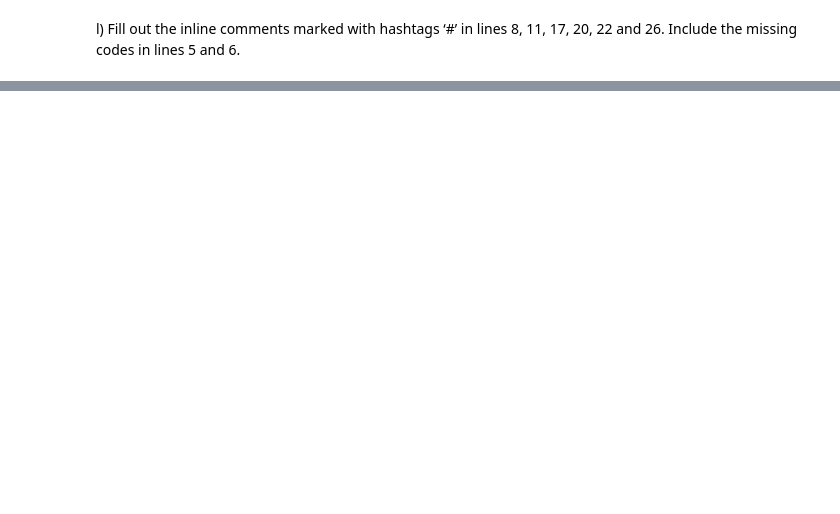
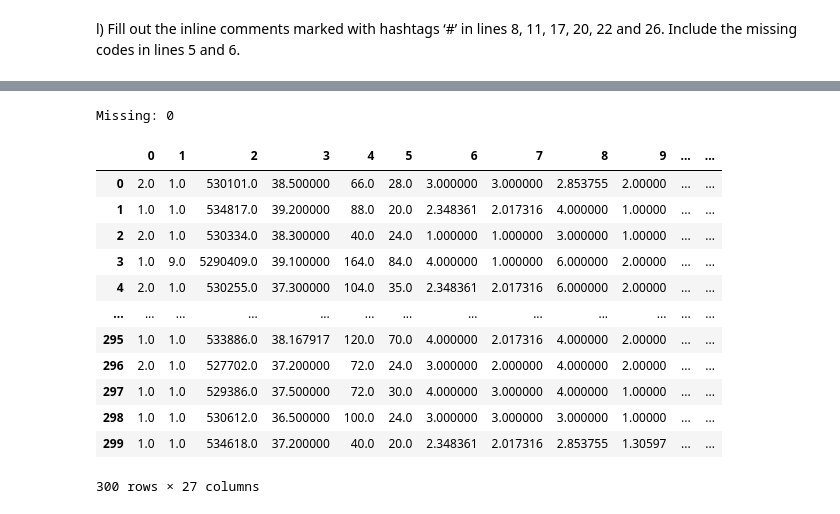
Before and after one commit to Aishuroxx28/HIA302_IndProject, a Jupyter notebook: HIA 302 IndProject (Aishu).ipynb, the cells around one changed output, grey strips where cells are left out. Saved outputs shown, nothing was run; the diff lists cells and outputs as text; code cells hidden in the pictures; blank space fills up the shorter version.

```diff
--- a/HIA 302 IndProject (Aishu).ipynb
+++ b/HIA 302 IndProject (Aishu).ipynb
@@ -421,0 +281,6 @@ NameError: name 'Xtrans' is not defined
+# %%
+#Get the values in the dataframe as an array.
+#df_title.values is an attribute that returns a NumPy array that represent the values in the dataframe.
+#it is showing row by row data from the df_title dataframe
+data = df_title.values
+data
@@ -421,0 +411,24 @@ NameError: name 'Xtrans' is not defined
+# %%
+#Counts the number of missing values in Xtrans of the dataframe.
+print('Missing: %d' % sum(isnan(Xtrans).flatten()))
+# %% [output]
+Missing: 0
+# %%
+#additional code for my understanding.
+#Show the null values replaced with mean value according to column respectively.
+Xtrans_data = pd.DataFrame(Xtrans)
+Xtrans_data
+# %% [output]
+|  | 0 | 1 | 2 | 3 | 4 | 5 | 6 | 7 | 8 | 9 | ... | ... |
+| 0 | 2.0 | 1.0 | 530101.0 | 38.500000 | 66.0 | 28.0 | 3.000000 | 3.000000 | 2.853755 | 2.00000 | ... | ... |
+| 1 | 1.0 | 1.0 | 534817.0 | 39.200000 | 88.0 | 20.0 | 2.348361 | 2.017316 | 4.000000 | 1.00000 | ... | ... |
+| 2 | 2.0 | 1.0 | 530334.0 | 38.300000 | 40.0 | 24.0 | 1.000000 | 1.000000 | 3.000000 | 1.00000 | ... | ... |
+| 3 | 1.0 | 9.0 | 5290409.0 | 39.100000 | 164.0 | 84.0 | 4.000000 | 1.000000 | 6.000000 | 2.00000 | ... | ... |
+| 4 | 2.0 | 1.0 | 530255.0 | 37.300000 | 104.0 | 35.0 | 2.348361 | 2.017316 | 6.000000 | 2.00000 | ... | ... |
+| ... | ... | ... | ... | ... | ... | ... | ... | ... | ... | ... | ... | ... |
+| 295 | 1.0 | 1.0 | 533886.0 | 38.167917 | 120.0 | 70.0 | 4.000000 | 2.017316 | 4.000000 | 2.00000 | ... | ... |
+| 296 | 2.0 | 1.0 | 527702.0 | 37.200000 | 72.0 | 24.0 | 3.000000 | 2.000000 | 4.000000 | 2.00000 | ... | ... |
+| 297 | 1.0 | 1.0 | 529386.0 | 37.500000 | 72.0 | 30.0 | 4.000000 | 3.000000 | 4.000000 | 1.00000 | ... | ... |
+| 298 | 1.0 | 1.0 | 530612.0 | 36.500000 | 100.0 | 24.0 | 3.000000 | 3.000000 | 3.000000 | 1.00000 | ... | ... |
+| 299 | 1.0 | 1.0 | 534618.0 | 37.200000 | 40.0 | 20.0 | 2.348361 | 2.017316 | 2.853755 | 1.30597 | ... | ... |
+300 rows × 27 columns
```
Also changed, not shown: parts of 29 cells of this notebook.
